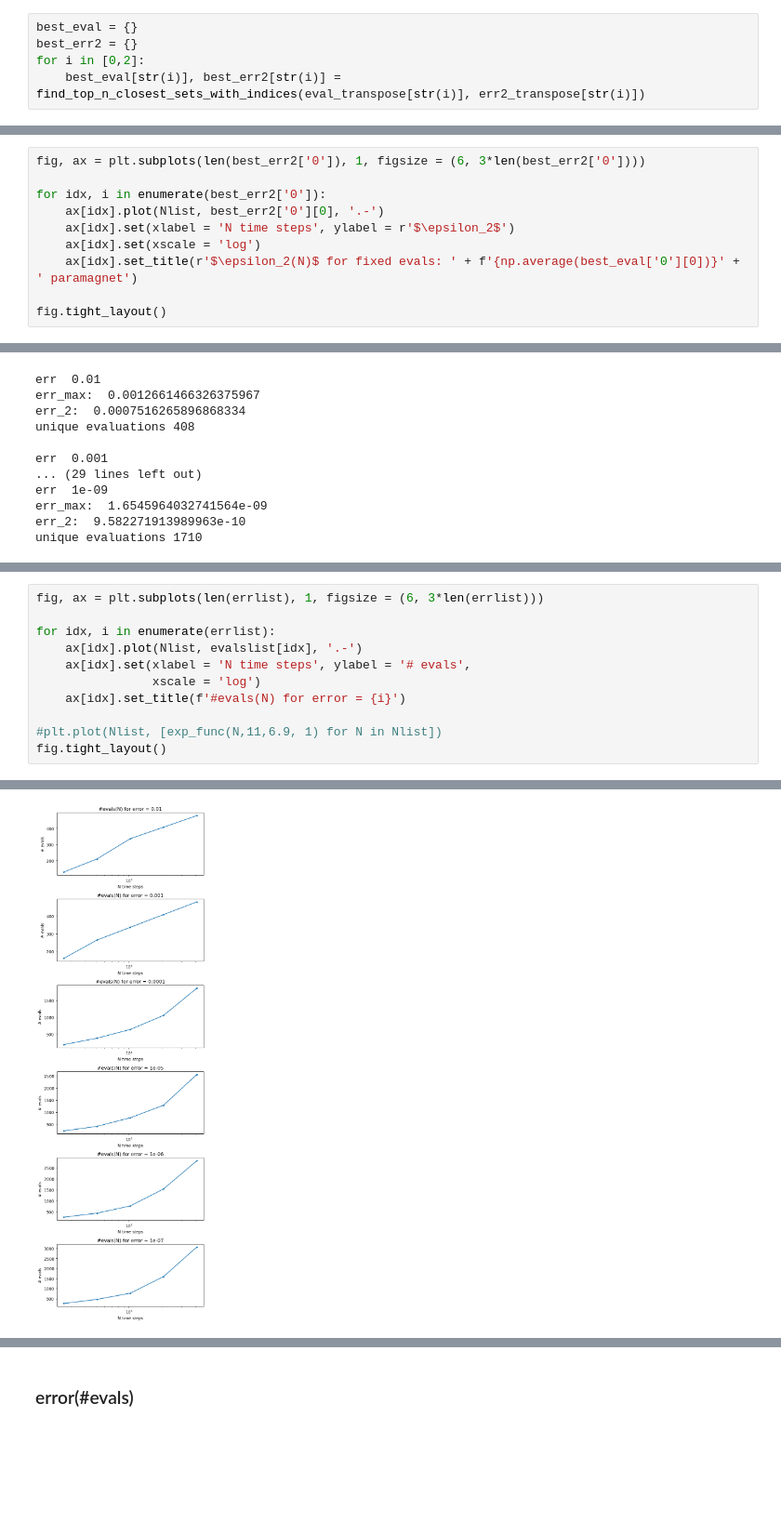
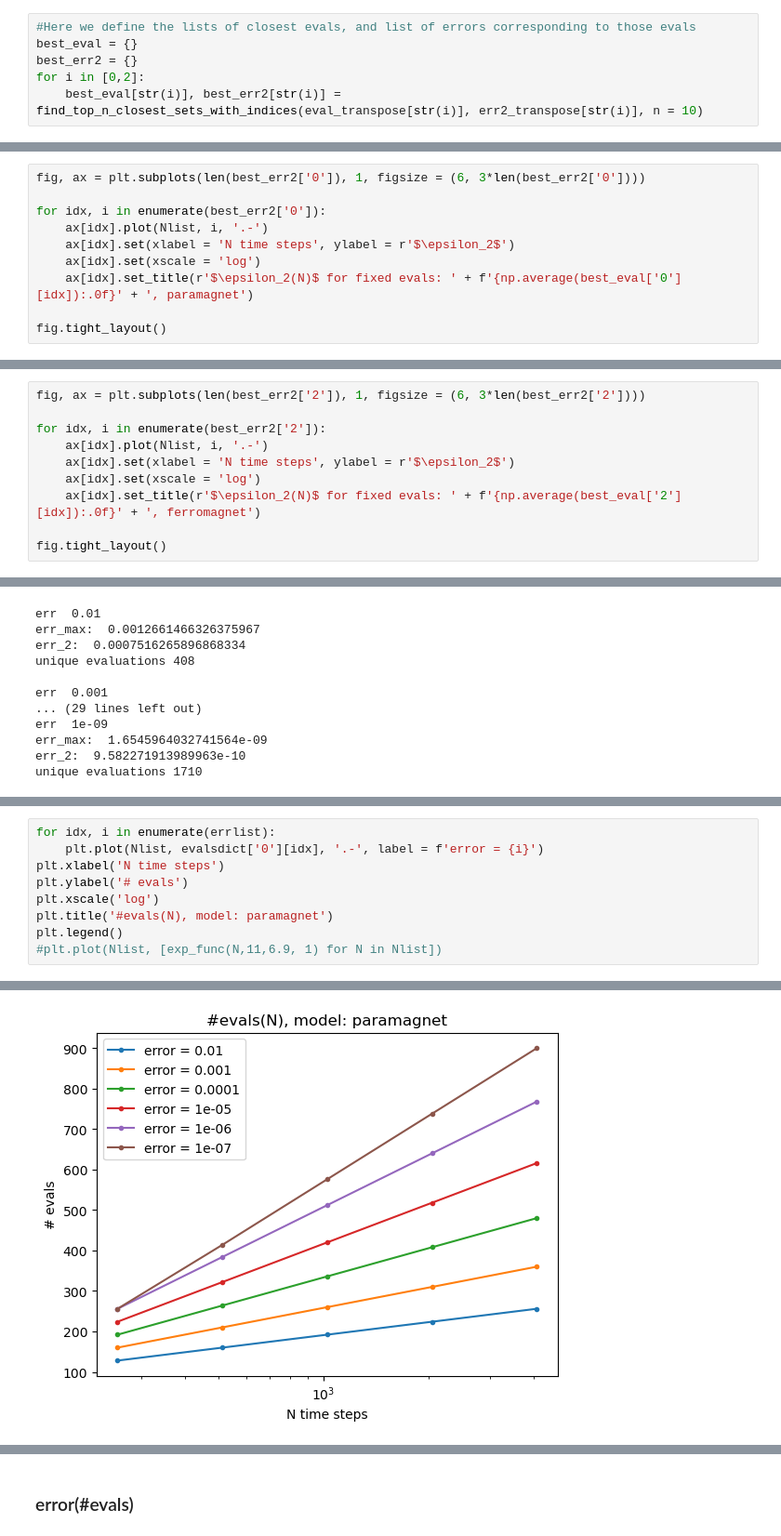
Before and after one commit to gconcheri/Student-Research-Job, a Jupyter notebook: Correlation_function/Corrfunc_LsiteaccumulativeTCI_relevant_plots_new.ipynb, the cells around one changed output, grey strips where cells are left out. Shown at 93% size. Saved outputs shown, nothing was run; the diff lists cells and outputs as text; blank space fills up the shorter version.

Commit message:
update version of iynb file relevant plots

```diff
--- a/Correlation_function/Corrfunc_LsiteaccumulativeTCI_relevant_plots_new.ipynb
+++ b/Correlation_function/Corrfunc_LsiteaccumulativeTCI_relevant_plots_new.ipynb
@@ -373,7 +325,8 @@ print("Corresponding sublists from the second list:", corresponding_sublists)
 Top 3 best sets of numbers: [[48, 56, 64, 72, 80], [256, 264, 260, 224, 256], [256, 264, 260, 224, 256]]
 Corresponding sublists from the second list: [[1, 11, 21, 31, 41], [7, 15, 24, 33, 43], [8, 15, 24, 33, 43]]
 # %%
+#Here we define the lists of closest evals, and list of errors corresponding to those evals
 best_eval = {}
 best_err2 = {}
 for i in [0,2]:
-    best_eval[str(i)], best_err2[str(i)] = find_top_n_closest_sets_with_indices(eval_transpose[str(i)], err2_transpose[str(i)])
+    best_eval[str(i)], best_err2[str(i)] = find_top_n_closest_sets_with_indices(eval_transpose[str(i)], err2_transpose[str(i)], n = 10)
@@ -406,10 +363,10 @@ plt.legend()
 fig, ax = plt.subplots(len(best_err2['0']), 1, figsize = (6, 3*len(best_err2['0'])))
 
 for idx, i in enumerate(best_err2['0']):
-    ax[idx].plot(Nlist, best_err2['0'][0], '.-')
+    ax[idx].plot(Nlist, i, '.-')
     ax[idx].set(xlabel = 'N time steps', ylabel = r'$\epsilon_2$')
     ax[idx].set(xscale = 'log')
-    ax[idx].set_title(r'$\epsilon_2(N)$ for fixed evals: ' + f'{np.average(best_eval['0'][0])}' + ' paramagnet')
+    ax[idx].set_title(r'$\epsilon_2(N)$ for fixed evals: ' + f'{np.average(best_eval['0'][idx]):.0f}' + ', paramagnet')
 
 fig.tight_layout()
 # %% [output]
@@ -416,0 +374,10 @@ fig.tight_layout()
+# %%
+fig, ax = plt.subplots(len(best_err2['2']), 1, figsize = (6, 3*len(best_err2['2'])))
+
+for idx, i in enumerate(best_err2['2']):
+    ax[idx].plot(Nlist, i, '.-')
+    ax[idx].set(xlabel = 'N time steps', ylabel = r'$\epsilon_2$')
+    ax[idx].set(xscale = 'log')
+    ax[idx].set_title(r'$\epsilon_2(N)$ for fixed evals: ' + f'{np.average(best_eval['2'][idx]):.0f}' + ', ferromagnet')
+
+fig.tight_layout()
@@ -506,12 +477,10 @@ unique evaluations 3072
 # %%
-fig, ax = plt.subplots(len(errlist), 1, figsize = (6, 3*len(errlist)))
-
 for idx, i in enumerate(errlist):
-    ax[idx].plot(Nlist, evalslist[idx], '.-')
-    ax[idx].set(xlabel = 'N time steps', ylabel = '# evals',
-                xscale = 'log')
-    ax[idx].set_title(f'#evals(N) for error = {i}')
-
+    plt.plot(Nlist, evalsdict['0'][idx], '.-', label = f'error = {i}')
+plt.xlabel('N time steps')
+plt.ylabel('# evals')
+plt.xscale('log')
+plt.title('#evals(N), model: paramagnet')
+plt.legend()
 #plt.plot(Nlist, [exp_func(N,11,6.9, 1) for N in Nlist])
-fig.tight_layout()
 # %% [output]
@@ -518 +488 @@ fig.tight_layout()
-[figure, old version]
+[figure, new version]
```
Also changed, not shown: parts of 19 cells of this notebook, 1 other file.
